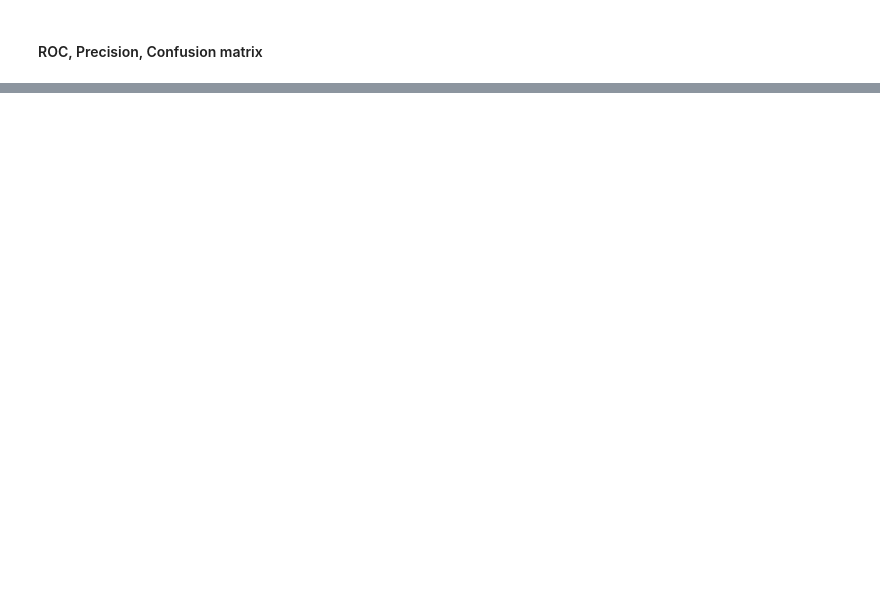
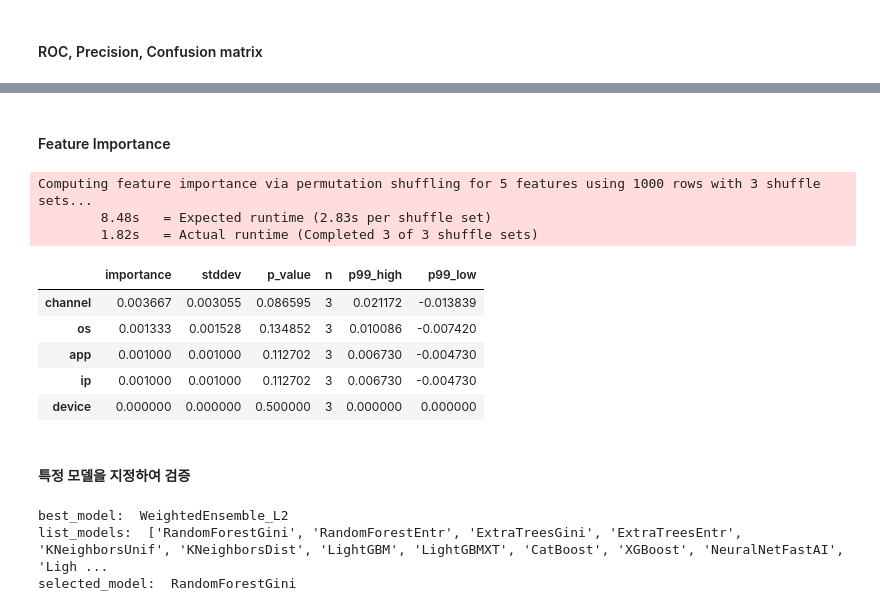
Before and after one commit to lunarian60/fraud-detector-workshop, a Jupyter notebook: code/phase0/sm/autogluon/autogluon.ipynb, the cells around one changed output, grey strips where cells are left out. Drawn from its saved outputs; the diff is of its cells as text; code cells hidden in the pictures; blank space fills up the shorter version.

```diff
--- a/code/phase0/sm/autogluon/autogluon.ipynb
+++ b/code/phase0/sm/autogluon/autogluon.ipynb
@@ -401,0 +368,27 @@ predictor.leaderboard(silent=True)
+# %% [markdown]
+#### Feature Importance
+# %%
+predictor.feature_importance(data=test_df)
+# %% [output]
+Computing feature importance via permutation shuffling for 5 features using 1000 rows with 3 shuffle sets...
+        8.48s   = Expected runtime (2.83s per shuffle set)
+        1.82s   = Actual runtime (Completed 3 of 3 shuffle sets)
+|  | importance | stddev | p_value | n | p99_high | p99_low |
+| channel | 0.003667 | 0.003055 | 0.086595 | 3 | 0.021172 | -0.013839 |
+| os | 0.001333 | 0.001528 | 0.134852 | 3 | 0.010086 | -0.007420 |
+| app | 0.001000 | 0.001000 | 0.112702 | 3 | 0.006730 | -0.004730 |
+| ip | 0.001000 | 0.001000 | 0.112702 | 3 | 0.006730 | -0.004730 |
+| device | 0.000000 | 0.000000 | 0.500000 | 3 | 0.000000 | 0.000000 |
+# %% [markdown]
+#### 특정 모델을 지정하여 검증
+# %%
+best_model = predictor.get_model_best() # validation 지표 기준
+print("best_model: ", best_model)
+list_models = predictor.get_model_names()
+print("list_models: ", list_models)
+selected_model = list_models[0]
+print("selected_model: ", selected_model)
+# %% [output]
+best_model:  WeightedEnsemble_L2
+list_models:  ['RandomForestGini', 'RandomForestEntr', 'ExtraTreesGini', 'ExtraTreesEntr', 'KNeighborsUnif', 'KNeighborsDist', 'LightGBM', 'LightGBMXT', 'CatBoost', 'XGBoost', 'NeuralNetFastAI', 'Ligh ...
+selected_model:  RandomForestGini
```
Also changed, not shown: parts of 40 cells of this notebook, 3 other files.
